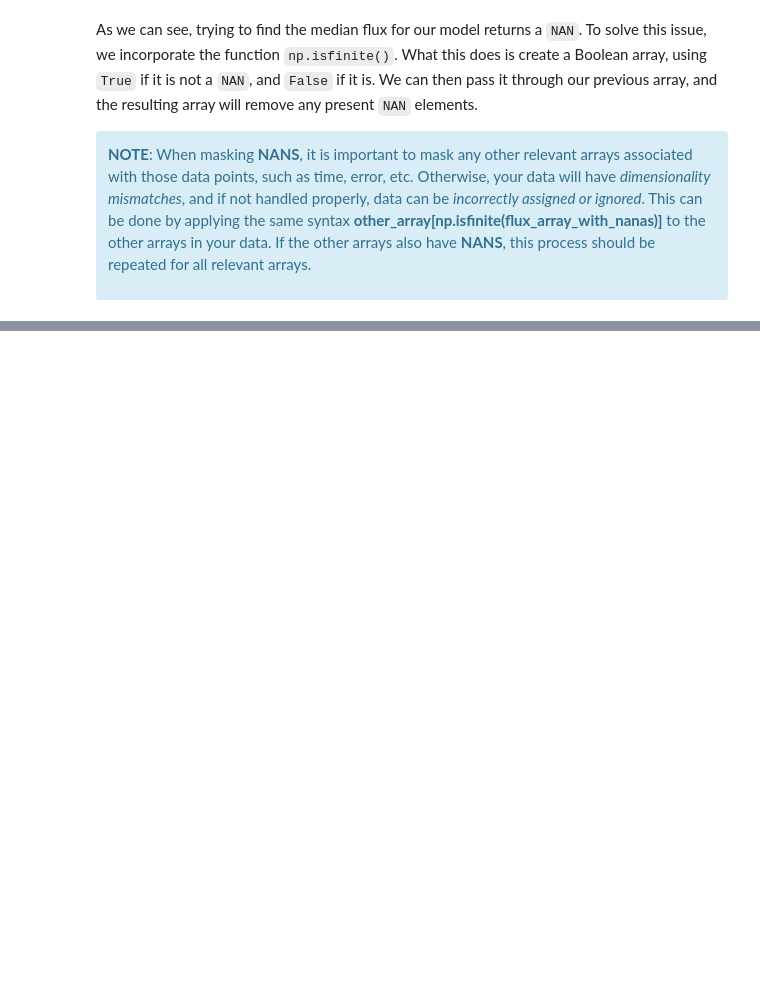
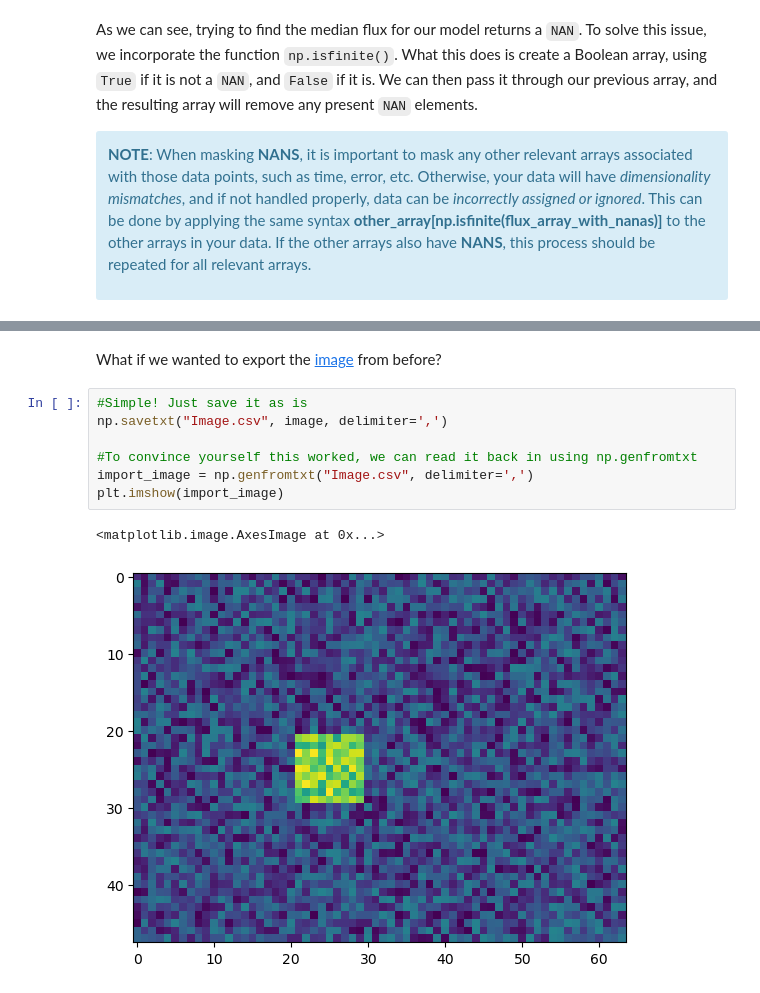
Before and after one commit to AstroMusers/ExoCore, a Jupyter notebook: ExoCore/Data_Structures/Numpy.ipynb, the cells around one changed output, grey strips where cells are left out. Drawn from its saved outputs; the diff is of its cells as text; blank space fills up the shorter version.

```diff
--- a/ExoCore/Data_Structures/Numpy.ipynb
+++ b/ExoCore/Data_Structures/Numpy.ipynb
@@ -295,0 +320,12 @@ This is often sufficient for simple cases, but can suffer in user readability si
+# %% [markdown]
+What if we wanted to export the [image](#example-analyzing-a-2d-image) from before?
+# %%
+#Simple! Just save it as is
+np.savetxt("Image.csv", image, delimiter=',')
+
+#To convince yourself this worked, we can read it back in using np.genfromtxt
+import_image = np.genfromtxt("Image.csv", delimiter=',')
+plt.imshow(import_image)
+# %% [output]
+<matplotlib.image.AxesImage at 0x...>
+[figure, added]
```
Also changed, not shown: parts of 21 cells of this notebook.
